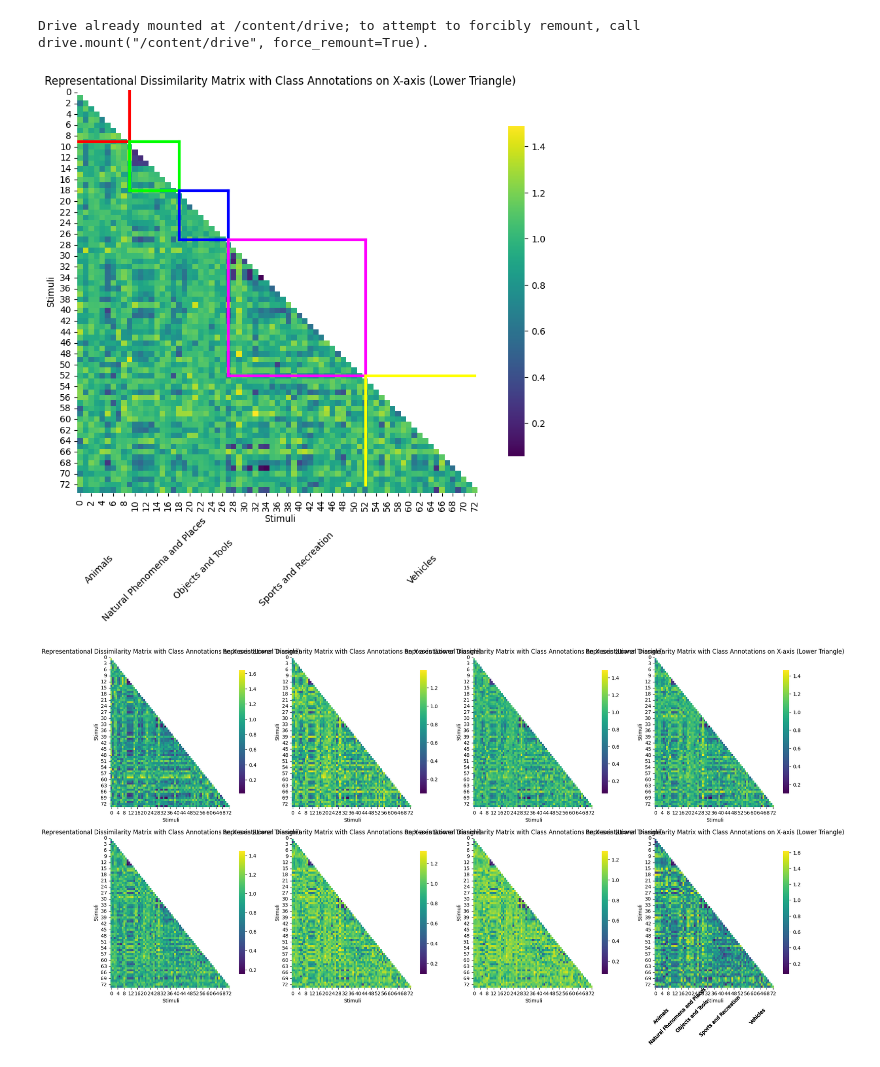
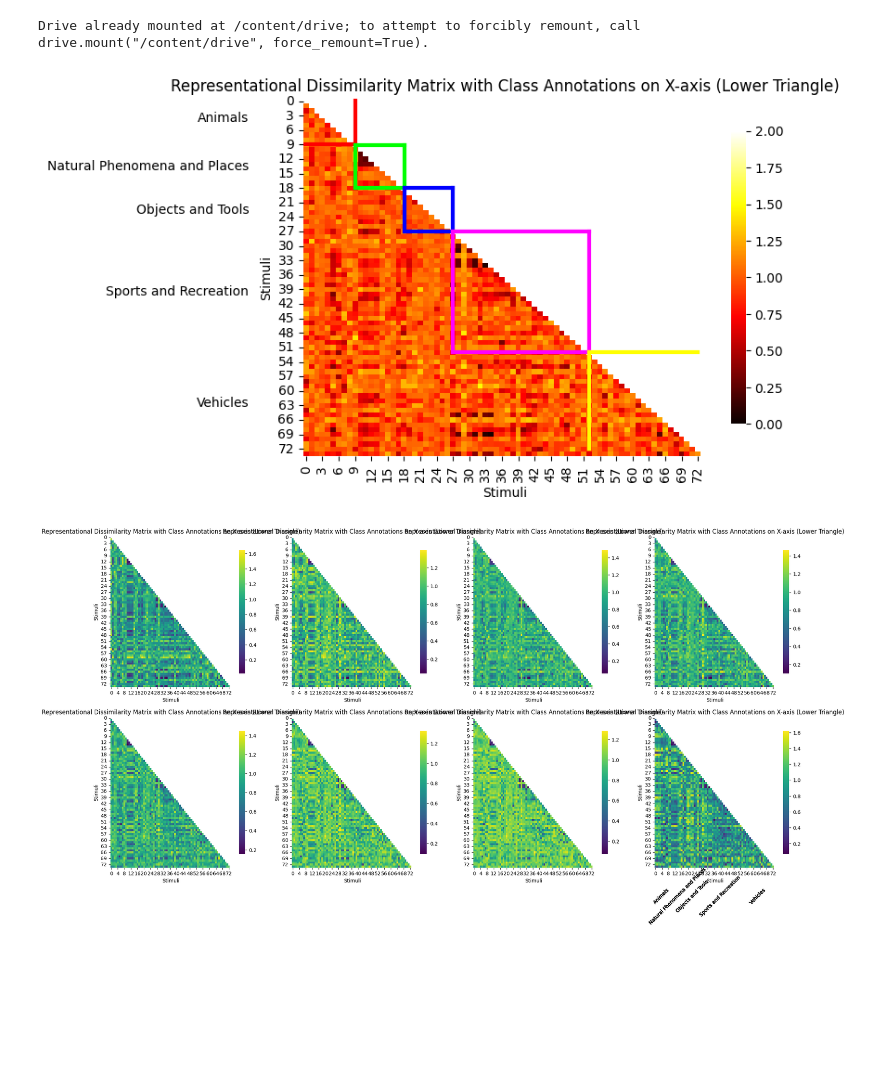
Before and after one commit to clachevv/neuro-match-project, a Jupyter notebook: notebooks/pca_loaded_from_memory.ipynb, the cells around one changed output. Drawn from its saved outputs; the diff is of its cells as text; code cells hidden in the pictures; blank space fills up the shorter version.

```diff
--- a/notebooks/pca_loaded_from_memory.ipynb
+++ b/notebooks/pca_loaded_from_memory.ipynb
@@ -55,8 +55,9 @@ rdm = filtered_RDMs['layer_3']
 mask = np.triu(np.ones_like(rdm, dtype=bool))
 
 # Create the heatmap
-plt.figure(figsize=(10, 8))
-sns.heatmap(rdm, mask=mask, cmap='viridis', square=False, cbar_kws={"shrink": .82})
+f, ax = plt.subplots(figsize=(7, 5))
+vmin=0;vmax=2
+sns.heatmap(rdm, mask=mask, vmin=vmin, vmax=vmax, cmap='hot', square=False, cbar_kws={"shrink": .82},ax=ax)
 
 # Calculate class boundaries for annotation
 unique_classes = list(pd.unique(stimuli_classes))
@@ -64,39 +65,39 @@ class_indices = {cls: [] for cls in unique_classes}
 for idx, cls in enumerate(stimuli_classes):
     class_indices[cls].append(idx)
 
-# Annotate the x-axis with a single label at the center of each class
 for cls, indices in class_indices.items():
     middle = int(np.mean(indices))
-    plt.text(middle, 88, cls, ha='center', va='center', fontsize=10, color='black', rotation=45, transform=plt.gca().transData)
+    ax.text(-10, middle, cls, fontsize=10, color='black', rotation=0,
+                verticalalignment='center', horizontalalignment='right')
 
 
 plt.plot([9.5, 9.5], [9.5, 0], color=[1, 0, 0], linestyle='-', linewidth=3)     # animal
 plt.plot([9.5, 0], [9.5, 9.5], color=[1, 0, 0], linestyle='-', linewidth=3)     # animal
 
 plt.plot([9.55, 9.55], [18.55, 9.55], color=[0, 1, 0], linestyle='-', linewidth=3)     # natural phenomena and places
 plt.plot([18.55, 9.55], [9.55, 9.55], color=[0, 1, 0], linestyle='-', linewidth=3)     # natural phenomena and places
 plt.plot([9.55, 18.55], [18.55, 18.55], color=[0, 1, 0], linestyle='-', linewidth=3)     # natural phenomena and places
 plt.plot([18.55, 18.55], [9.55, 18.55], color=[0, 1, 0], linestyle='-', linewidth=3)     # natural phenomena and places
 
 plt.plot([18.55, 18.55], [27.55, 18.55], color=[0, 0, 1], linestyle='-', linewidth=3)     # object and tools
 plt.plot([27.55, 18.55], [18.55, 18.55], color=[0, 0, 1], linestyle='-', linewidth=3)     # object and tools
 plt.plot([18.55, 27.55], [27.55, 27.55], color=[0, 0, 1], linestyle='-', linewidth=3)     # object and tools
 plt.plot([27.55, 27.55], [18.55, 27.55], color=[0, 0, 1], linestyle='-', linewidth=3)     # object and tools
 
 plt.plot([27.55, 27.55], [52.55, 27.55], color=[1, 0, 1], linestyle='-', linewidth=3)     # sports and recreation
 plt.plot([52.55, 27.55], [27.55, 27.55], color=[1, 0, 1], linestyle='-', linewidth=3)     # sports and recreation
 plt.plot([27.55, 52.55], [52.55, 52.55], color=[1, 0, 1], linestyle='-', linewidth=3)     # sports and recreation
 plt.plot([52.55, 52.55], [27.55, 52.55], color=[1, 0, 1], linestyle='-', linewidth=3)     # sports and recreation
 
 plt.plot([52.55, 52.55], [72.55, 52.55], color=[1, 1, 0], linestyle='-', linewidth=3)     # vehicles
 plt.plot([72.55, 52.55], [52.55, 52.55], color=[1, 1, 0], linestyle='-', linewidth=3)     # vehicles
 
 plt.xlabel('Stimuli')
 plt.ylabel('Stimuli')
 plt.title('Representational Dissimilarity Matrix with Class Annotations on X-axis (Lower Triangle)')
 plt.show()
 # %% [output]
-[figure, old version]
+[figure, new version]
 # %%
 def create_rdm_plot(layer,ax):
     stimuli_classes = list(maping_video_classes.values())
```
